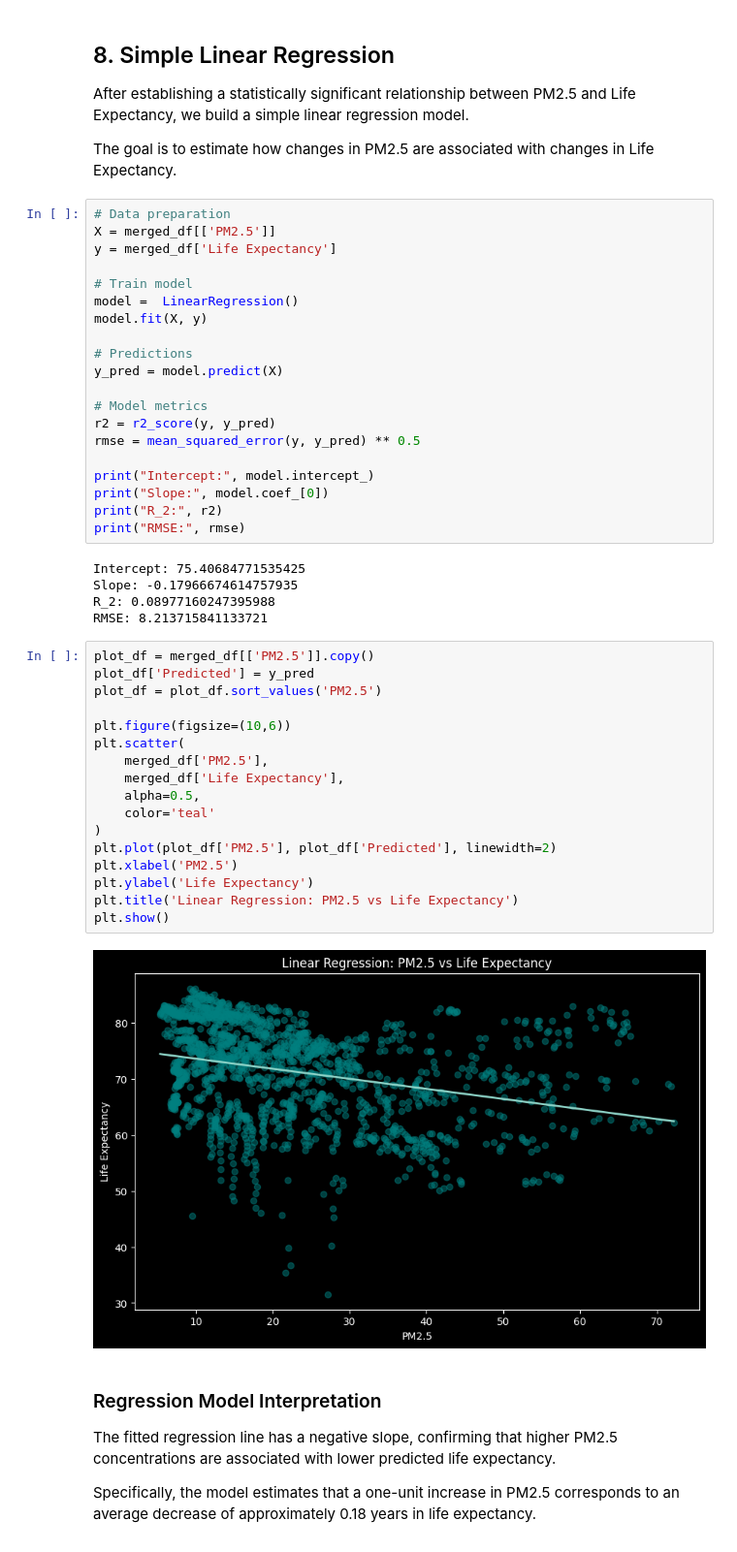
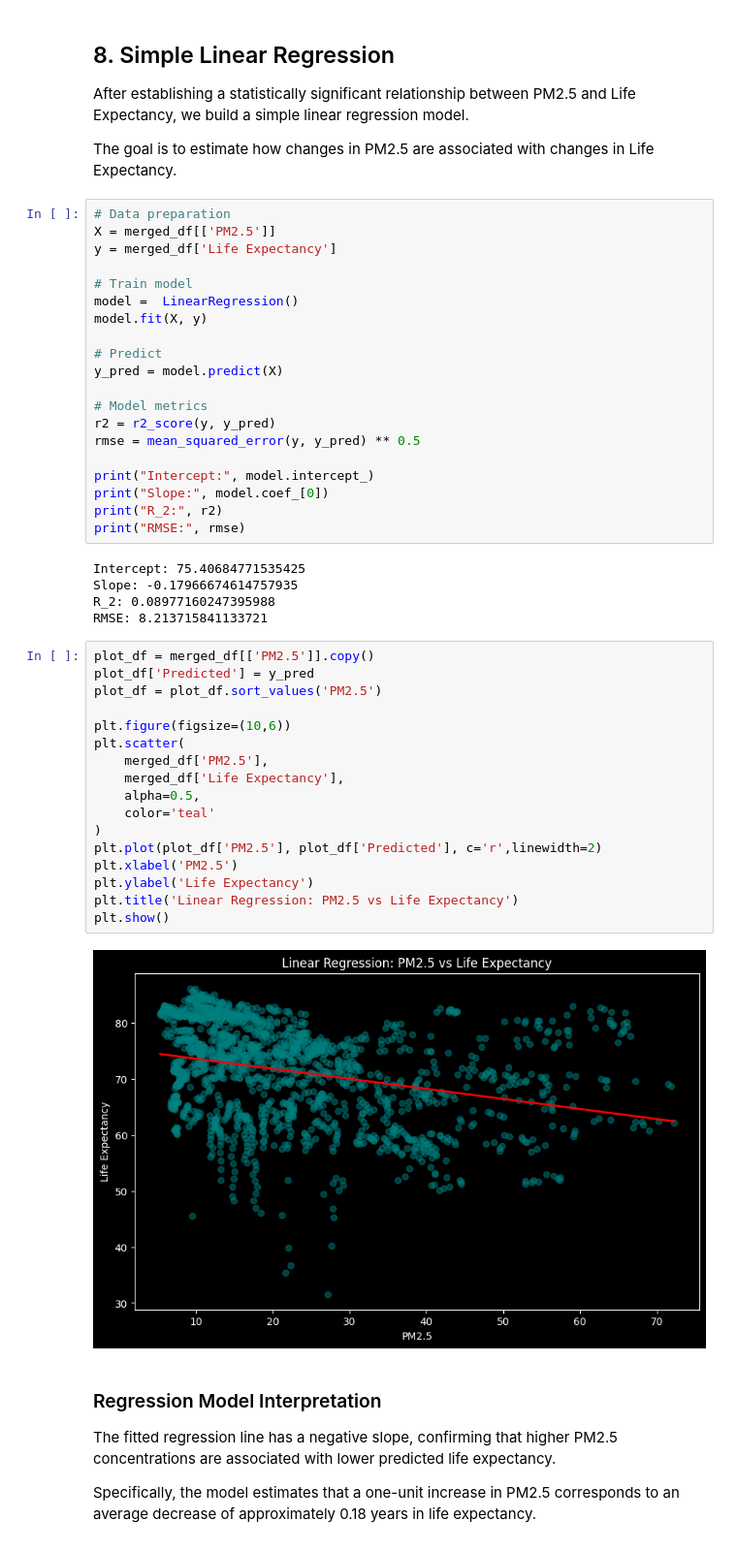
Before and after one commit to Enarb1/air-pollution-health-impact, a Jupyter notebook: notebooks/air_polution_health_impact_project.ipynb, the cells around one changed output. Shown at 97% size. Drawn from its saved outputs; the diff is of its cells as text.

```diff
--- a/notebooks/air_polution_health_impact_project.ipynb
+++ b/notebooks/air_polution_health_impact_project.ipynb
@@ -717,7 +718,7 @@ y = merged_df['Life Expectancy']
 model =  LinearRegression()
 model.fit(X, y)
 
-# Predictions
+# Predict
 y_pred = model.predict(X)
 
 # Model metrics
@@ -736,22 +737,22 @@ RMSE: 8.213715841133721
 # %%
 plot_df = merged_df[['PM2.5']].copy()
 plot_df['Predicted'] = y_pred
 plot_df = plot_df.sort_values('PM2.5')
 
 plt.figure(figsize=(10,6))
 plt.scatter(
     merged_df['PM2.5'],
     merged_df['Life Expectancy'],
     alpha=0.5,
     color='teal'
 )
-plt.plot(plot_df['PM2.5'], plot_df['Predicted'], linewidth=2)
+plt.plot(plot_df['PM2.5'], plot_df['Predicted'], c='r',linewidth=2)
 plt.xlabel('PM2.5')
 plt.ylabel('Life Expectancy')
 plt.title('Linear Regression: PM2.5 vs Life Expectancy')
 plt.show()
 # %% [output]
-[figure, old version]
+[figure, new version]
 # %% [markdown]
 ### Regression Model Interpretation
 
```
Also changed, not shown: parts of 11 cells of this notebook.
